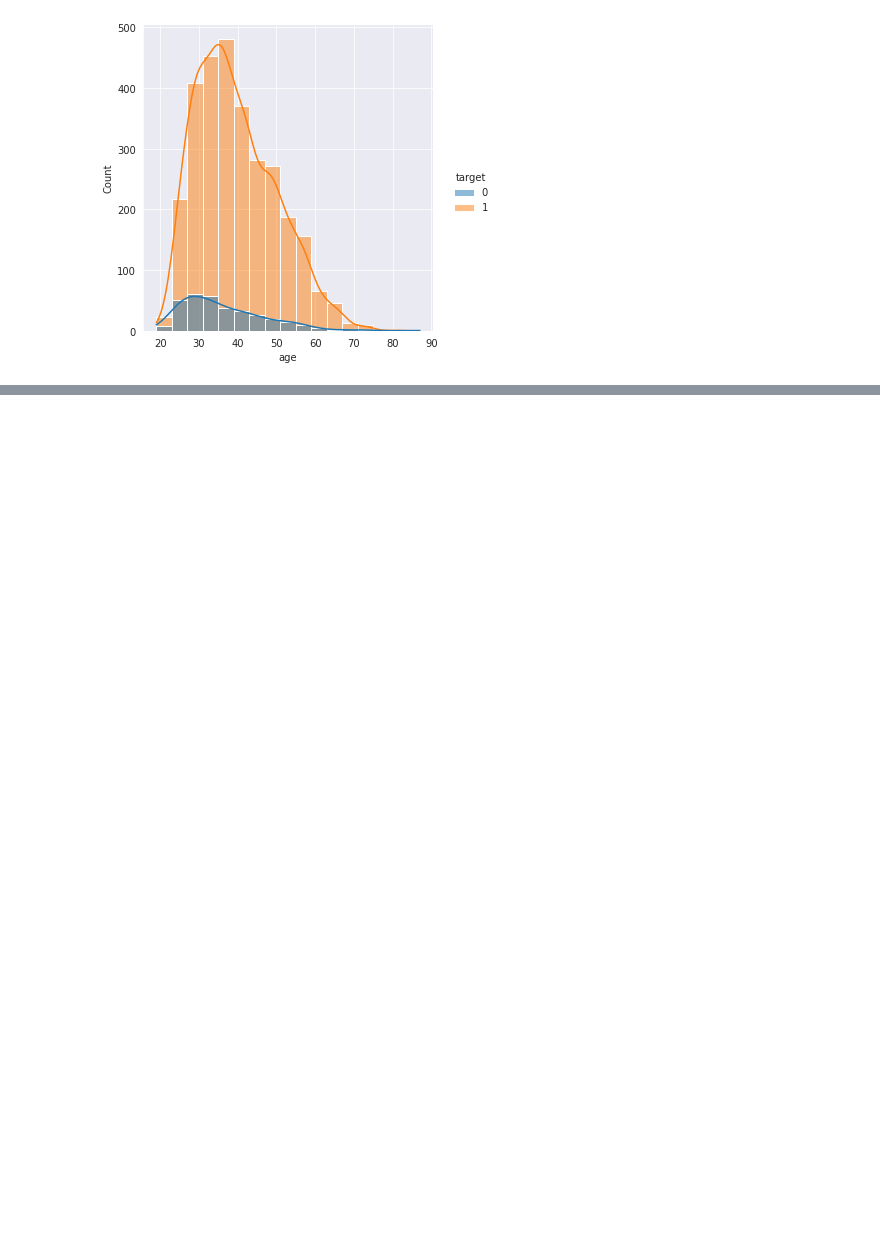
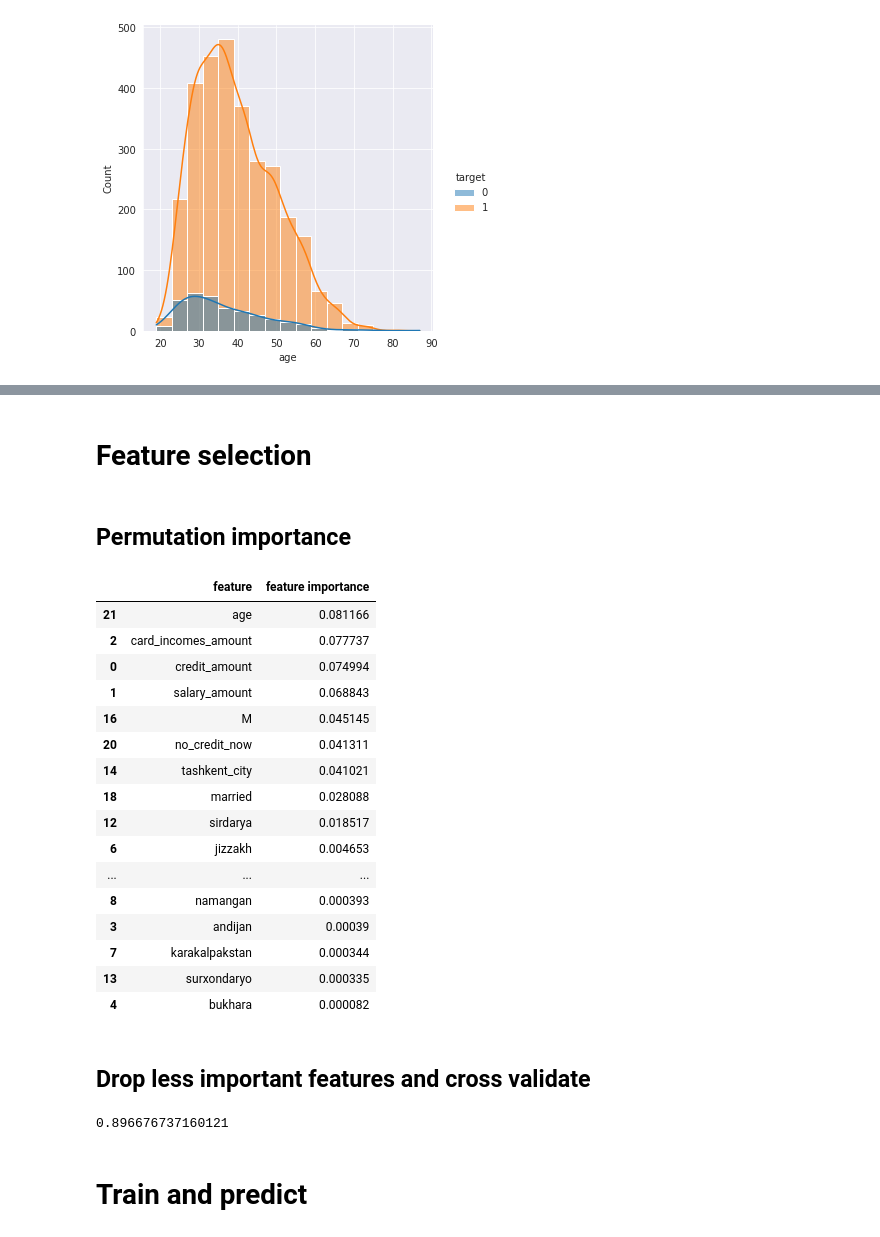
Before and after one commit to KomiljonNasrullaev/aliftech, a Jupyter notebook: notebooks/aliftech.ipynb, the cells around one changed output, grey strips where cells are left out. Saved outputs shown, nothing was run; the diff lists cells and outputs as text; code cells hidden in the pictures; blank space fills up the shorter version.

```diff
--- a/notebooks/aliftech.ipynb
+++ b/notebooks/aliftech.ipynb
@@ -504,0 +584,52 @@ data
+# %% [markdown]
+# Feature selection
+# %% [markdown]
+## Permutation importance
+# %%
+import numpy as np
+from sklearn.inspection import permutation_importance
+
+model = model.fit(X, y) # Fit model
+
+permutation_score = permutation_importance(model, X, y, n_repeats=100) # Perform Permutation
+
+importance_df = pd.DataFrame(np.vstack((X.columns,
+                                        permutation_score.importances_mean)).T) # Unstack results
+
+importance_df.columns=['feature','feature importance']
+
+importance_df.sort_values(by="feature importance", ascending = False) # Order by importance
+# %% [output]
+|  | feature | feature importance |
+| 21 | age | 0.081166 |
+| 2 | card_incomes_amount | 0.077737 |
+| 0 | credit_amount | 0.074994 |
+| 1 | salary_amount | 0.068843 |
+| 16 | M | 0.045145 |
+| 20 | no_credit_now | 0.041311 |
+| 14 | tashkent_city | 0.041021 |
+| 18 | married | 0.028088 |
+| 12 | sirdarya | 0.018517 |
+| 6 | jizzakh | 0.004653 |
+| ... | ... | ... |
+| 8 | namangan | 0.000393 |
+| 3 | andijan | 0.00039 |
+| 7 | karakalpakstan | 0.000344 |
+| 13 | surxondaryo | 0.000335 |
+| 4 | bukhara | 0.000082 |
+# %% [markdown]
+## Drop less important features and cross validate
+# %%
+X = data[importance_df.loc[importance_df['feature importance']>1e-3,'feature'].tolist()]
+
+model = RandomForestClassifier()
+
+scores = cross_val_score(model, X, y, cv=10)
+
+strong_model_score = scores.mean()
+
+strong_model_score
+# %% [output]
+0.896676737160121
+# %% [markdown]
+# Train and predict
```
Also changed, not shown: parts of 48 cells of this notebook.
